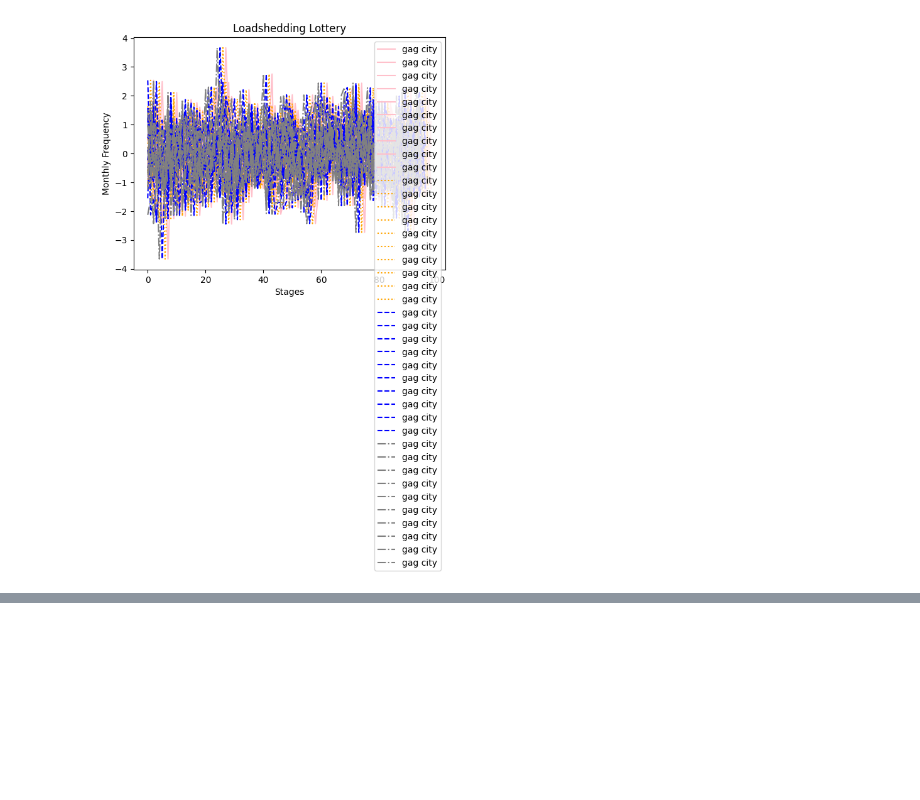
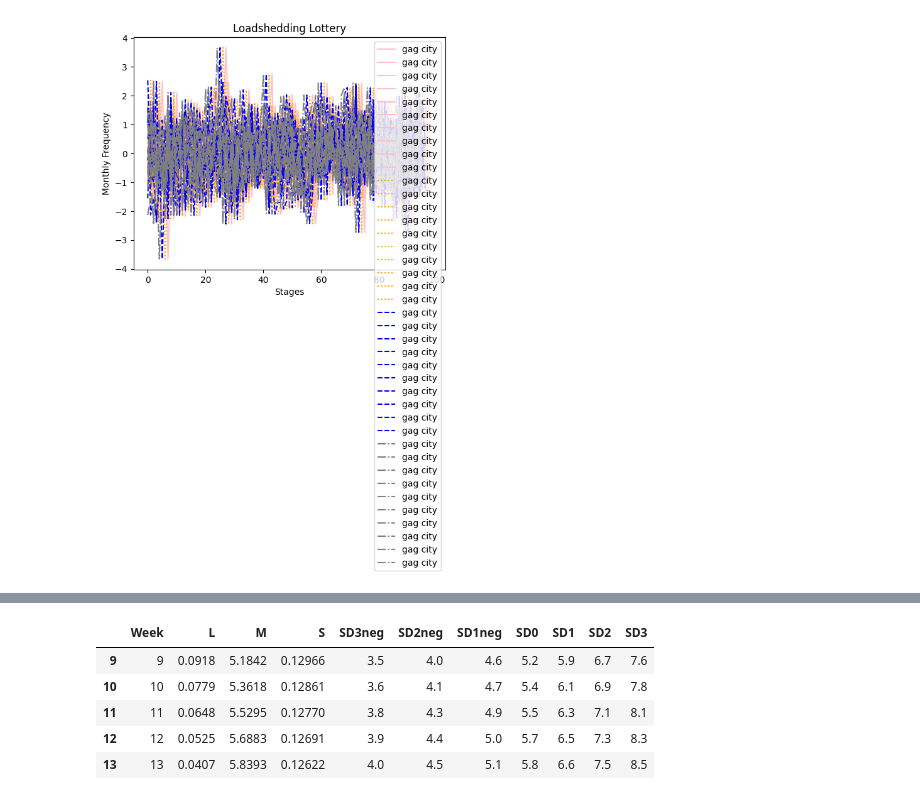
Before and after one commit to sernamalala/pydata-book, a Jupyter notebook: Plotting Exercise 03 March.ipynb, the cells around one changed output, grey strips where cells are left out. Saved outputs shown, nothing was run; the diff lists cells and outputs as text; code cells hidden in the pictures; blank space fills up the shorter version.

```diff
--- a/Plotting Exercise 03 March.ipynb
+++ b/Plotting Exercise 03 March.ipynb
@@ -128,0 +136,9 @@ realdata.head()
+# %%
+realData.tail()
+# %% [output]
+|  | Week | L | M | S | SD3neg | SD2neg | SD1neg | SD0 | SD1 | SD2 | SD3 |
+| 9 | 9 | 0.0918 | 5.1842 | 0.12966 | 3.5 | 4.0 | 4.6 | 5.2 | 5.9 | 6.7 | 7.6 |
+| 10 | 10 | 0.0779 | 5.3618 | 0.12861 | 3.6 | 4.1 | 4.7 | 5.4 | 6.1 | 6.9 | 7.8 |
+| 11 | 11 | 0.0648 | 5.5295 | 0.12770 | 3.8 | 4.3 | 4.9 | 5.5 | 6.3 | 7.1 | 8.1 |
+| 12 | 12 | 0.0525 | 5.6883 | 0.12691 | 3.9 | 4.4 | 5.0 | 5.7 | 6.5 | 7.3 | 8.3 |
+| 13 | 13 | 0.0407 | 5.8393 | 0.12622 | 4.0 | 4.5 | 5.1 | 5.8 | 6.6 | 7.5 | 8.5 |
```
Also changed, not shown: parts of 1 cell of this notebook, 16 other files.
